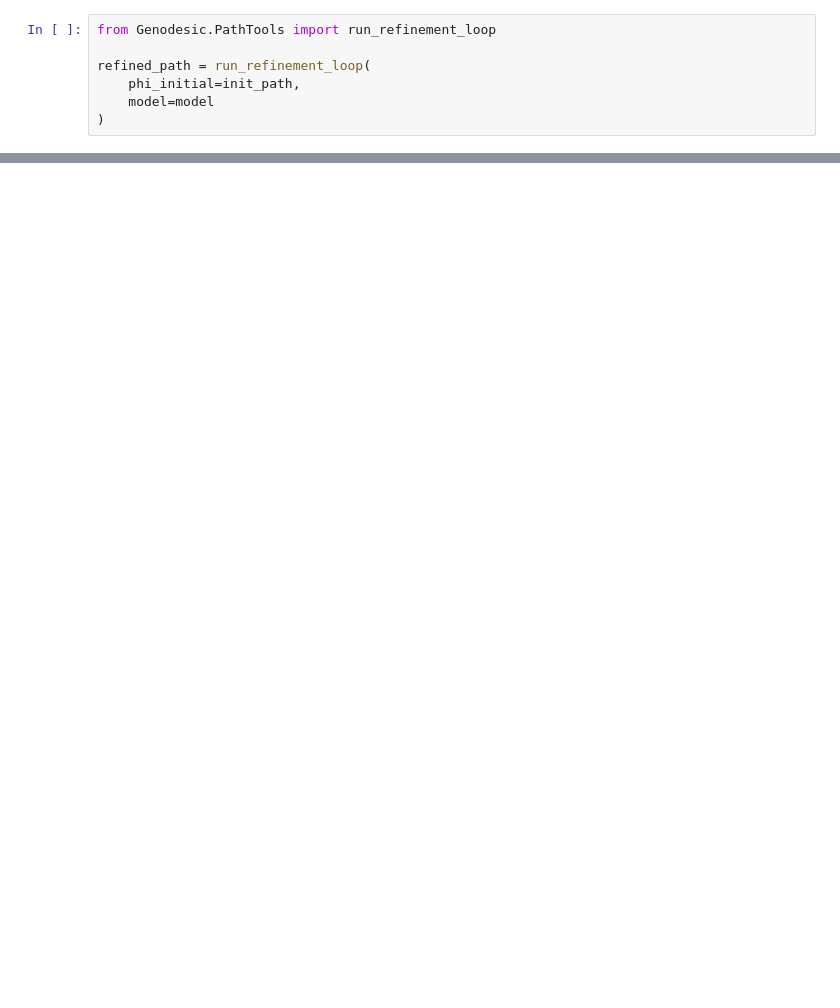
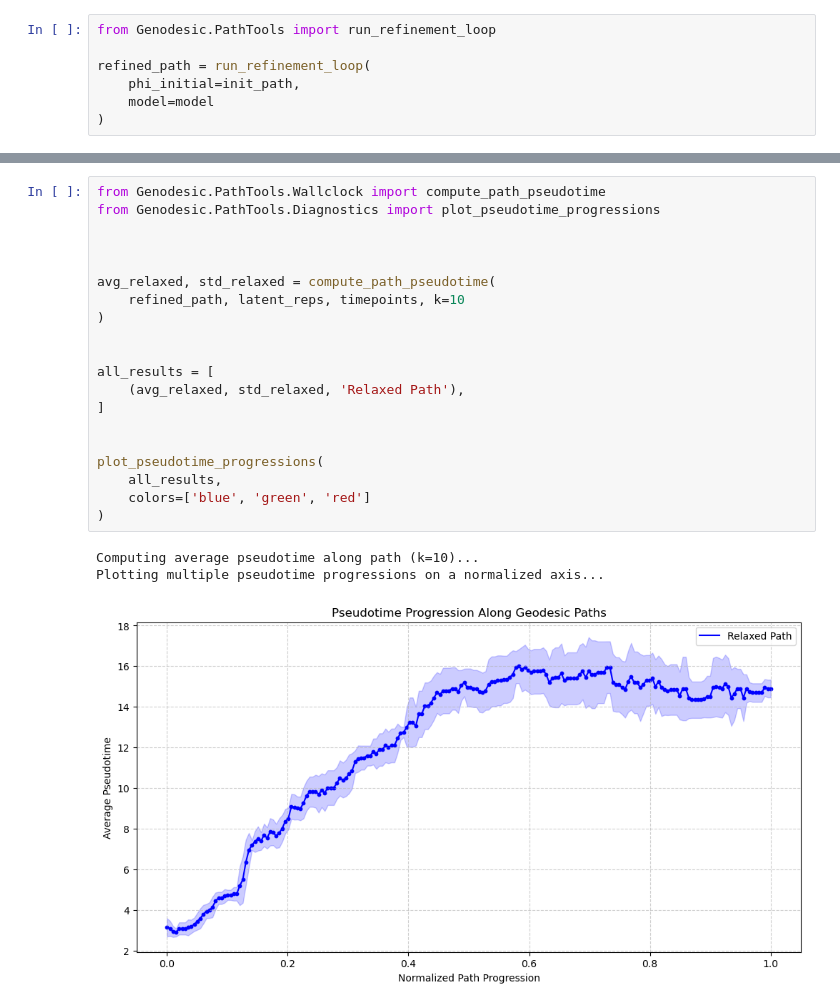
Before and after one commit to slausmeister/genodesic, a Jupyter notebook: Genodesic_tutorial.ipynb, the cells around one changed output, grey strips where cells are left out. Cells and saved outputs as stored; diff of their text form; blank space fills up the shorter version.

```diff
--- a/Genodesic_tutorial.ipynb
+++ b/Genodesic_tutorial.ipynb
@@ -331,0 +354,24 @@ plot_dynamic_genes_heatmap(
+# %%
+from Genodesic.PathTools.Wallclock import compute_path_pseudotime
+from Genodesic.PathTools.Diagnostics import plot_pseudotime_progressions
+
+
+
+avg_relaxed, std_relaxed = compute_path_pseudotime(
+    refined_path, latent_reps, timepoints, k=10
+)
+
+
+all_results = [
+    (avg_relaxed, std_relaxed, 'Relaxed Path'),
+]
+
+
+plot_pseudotime_progressions(
+    all_results,
+    colors=['blue', 'green', 'red']
+)
+# %% [output]
+Computing average pseudotime along path (k=10)...
+Plotting multiple pseudotime progressions on a normalized axis...
+[figure, added]
```
Also changed, not shown: parts of 24 cells of this notebook, 2 other files.
